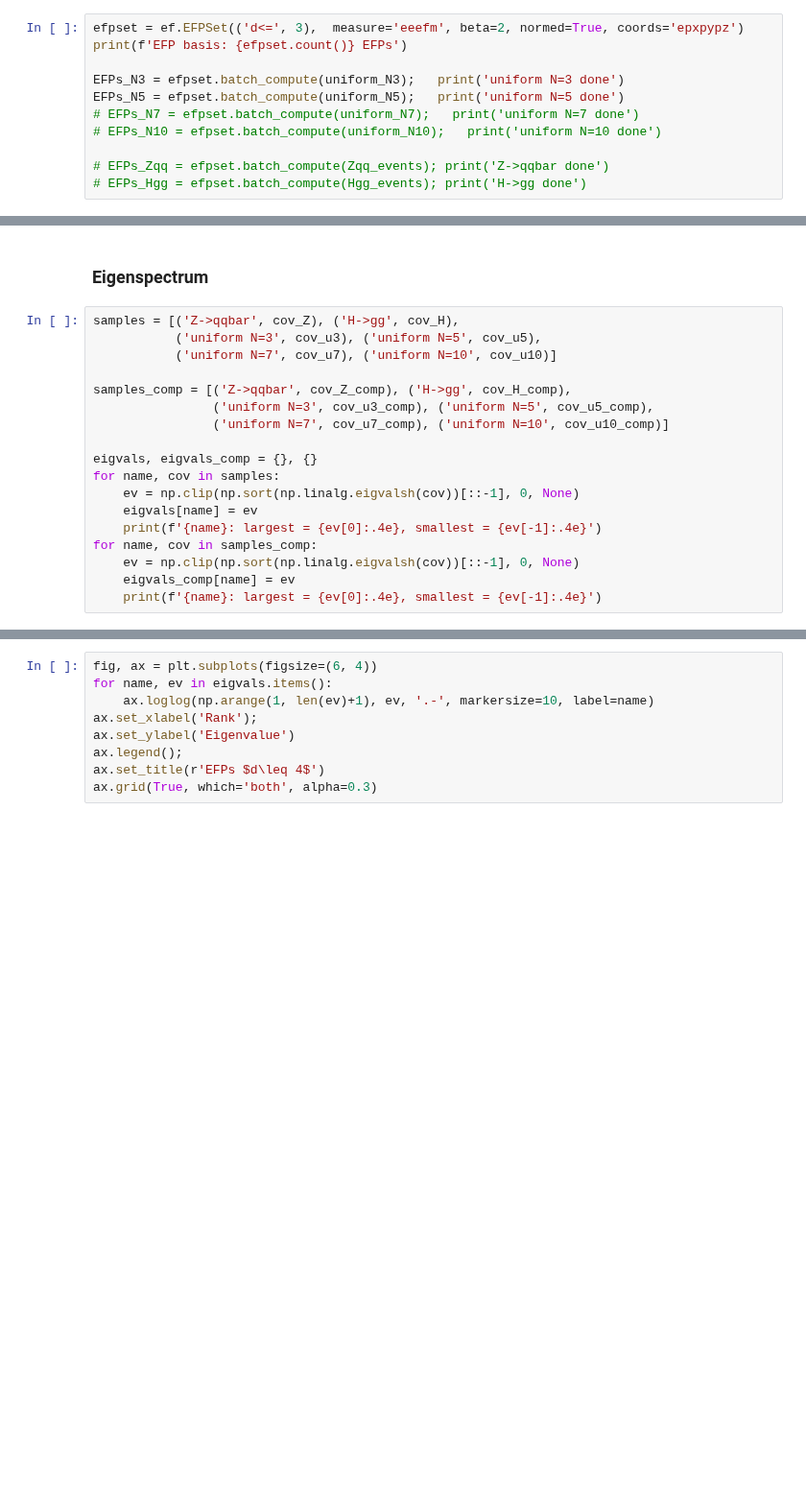
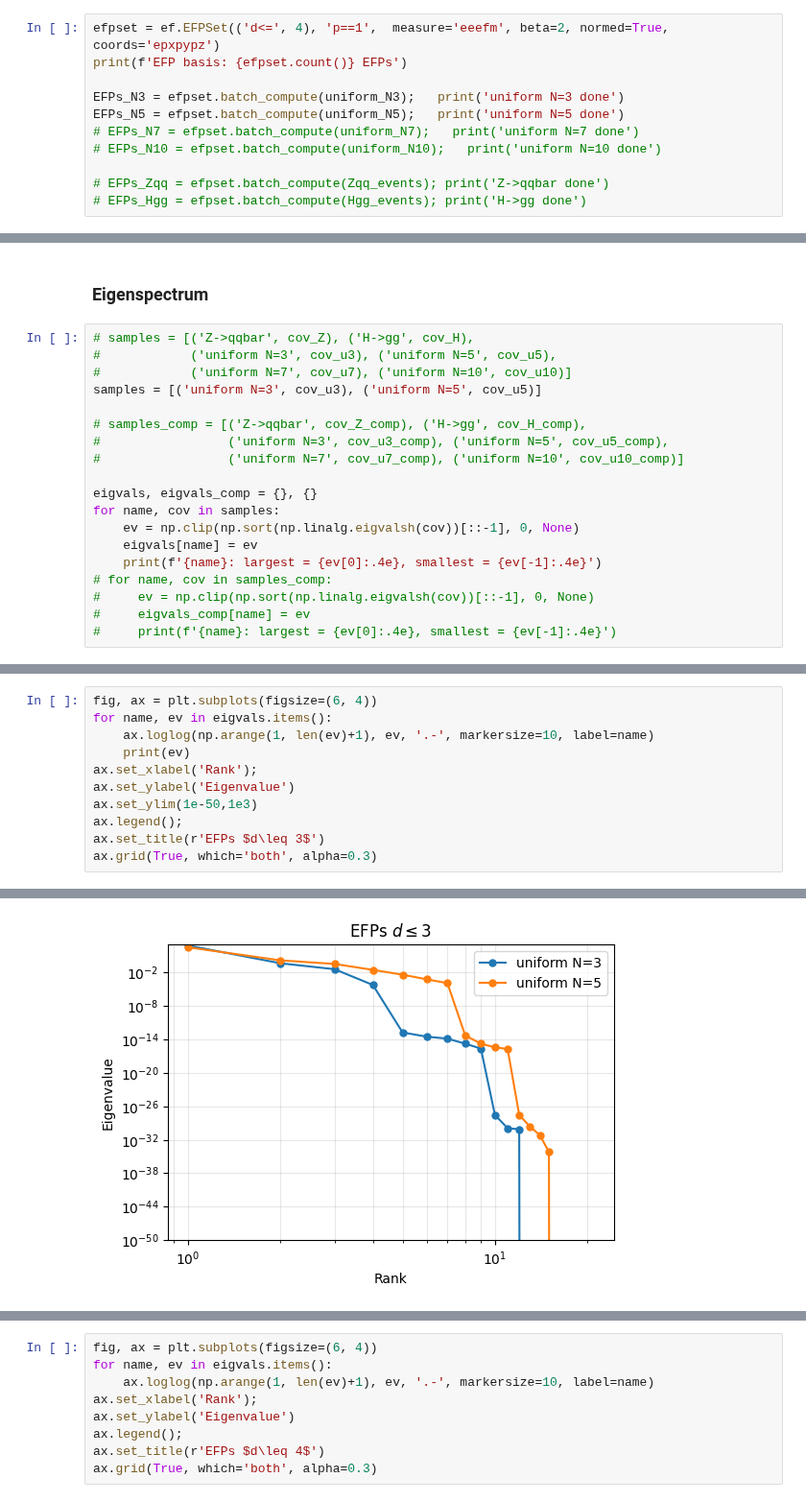
Before and after one commit to ykahn/Jet-Scaling-Laws, a Jupyter notebook: StevensCode/Pythia_EFP_Underparam.ipynb, the cells around one changed output, grey strips where cells are left out. Shown at 96% size. Drawn from its saved outputs; the diff is of its cells as text; blank space fills up the shorter version.

```diff
--- a/StevensCode/Pythia_EFP_Underparam.ipynb
+++ b/StevensCode/Pythia_EFP_Underparam.ipynb
@@ -66,7 +66,7 @@ Using `measure='ee'` (appropriate for e+e- events), which uses energy fractions
 
 Input to `batch_compute`: list of (N_particles, 4) arrays with columns (E, px, py, pz).
 # %%
-efpset = ef.EFPSet(('d<=', 3),  measure='eeefm', beta=2, normed=True, coords='epxpypz')
+efpset = ef.EFPSet(('d<=', 4), 'p==1',  measure='eeefm', beta=2, normed=True, coords='epxpypz')
 print(f'EFP basis: {efpset.count()} EFPs')
 
 EFPs_N3 = efpset.batch_compute(uniform_N3);   print('uniform N=3 done')
@@ -142,21 +142,22 @@ Covariance matrix shape: (36, 36)
 # %% [markdown]
 ### Eigenspectrum
 # %%
-samples = [('Z->qqbar', cov_Z), ('H->gg', cov_H),
-           ('uniform N=3', cov_u3), ('uniform N=5', cov_u5),
-           ('uniform N=7', cov_u7), ('uniform N=10', cov_u10)]
+# samples = [('Z->qqbar', cov_Z), ('H->gg', cov_H),
+#            ('uniform N=3', cov_u3), ('uniform N=5', cov_u5),
+#            ('uniform N=7', cov_u7), ('uniform N=10', cov_u10)]
+samples = [('uniform N=3', cov_u3), ('uniform N=5', cov_u5)]
 
-samples_comp = [('Z->qqbar', cov_Z_comp), ('H->gg', cov_H_comp),
-                ('uniform N=3', cov_u3_comp), ('uniform N=5', cov_u5_comp),
-                ('uniform N=7', cov_u7_comp), ('uniform N=10', cov_u10_comp)]
+# samples_comp = [('Z->qqbar', cov_Z_comp), ('H->gg', cov_H_comp),
+#                 ('uniform N=3', cov_u3_comp), ('uniform N=5', cov_u5_comp),
+#                 ('uniform N=7', cov_u7_comp), ('uniform N=10', cov_u10_comp)]
 
 eigvals, eigvals_comp = {}, {}
 for name, cov in samples:
     ev = np.clip(np.sort(np.linalg.eigvalsh(cov))[::-1], 0, None)
     eigvals[name] = ev
     print(f'{name}: largest = {ev[0]:.4e}, smallest = {ev[-1]:.4e}')
-for name, cov in samples_comp:
-    ev = np.clip(np.sort(np.linalg.eigvalsh(cov))[::-1], 0, None)
-    eigvals_comp[name] = ev
-    print(f'{name}: largest = {ev[0]:.4e}, smallest = {ev[-1]:.4e}')
+# for name, cov in samples_comp:
+#     ev = np.clip(np.sort(np.linalg.eigvalsh(cov))[::-1], 0, None)
+#     eigvals_comp[name] = ev
+#     print(f'{name}: largest = {ev[0]:.4e}, smallest = {ev[-1]:.4e}')
 # %% [output]
@@ -174,0 +166,12 @@ uniform N=10: largest = 5.4921e+06, smallest = 0.0000e+00
+# %%
+fig, ax = plt.subplots(figsize=(6, 4))
+for name, ev in eigvals.items():
+    ax.loglog(np.arange(1, len(ev)+1), ev, '.-', markersize=10, label=name)
+    print(ev)
+ax.set_xlabel('Rank');
+ax.set_ylabel('Eigenvalue')
+ax.set_ylim(1e-50,1e3)
+ax.legend();
+ax.set_title(r'EFPs $d\leq 3$')
+ax.grid(True, which='both', alpha=0.3)
+# %% [output]
@@ -174,0 +190 @@ uniform N=10: largest = 5.4921e+06, smallest = 0.0000e+00
+[figure, added]
```
Also changed, not shown: parts of 6 cells of this notebook, 1 other file.
